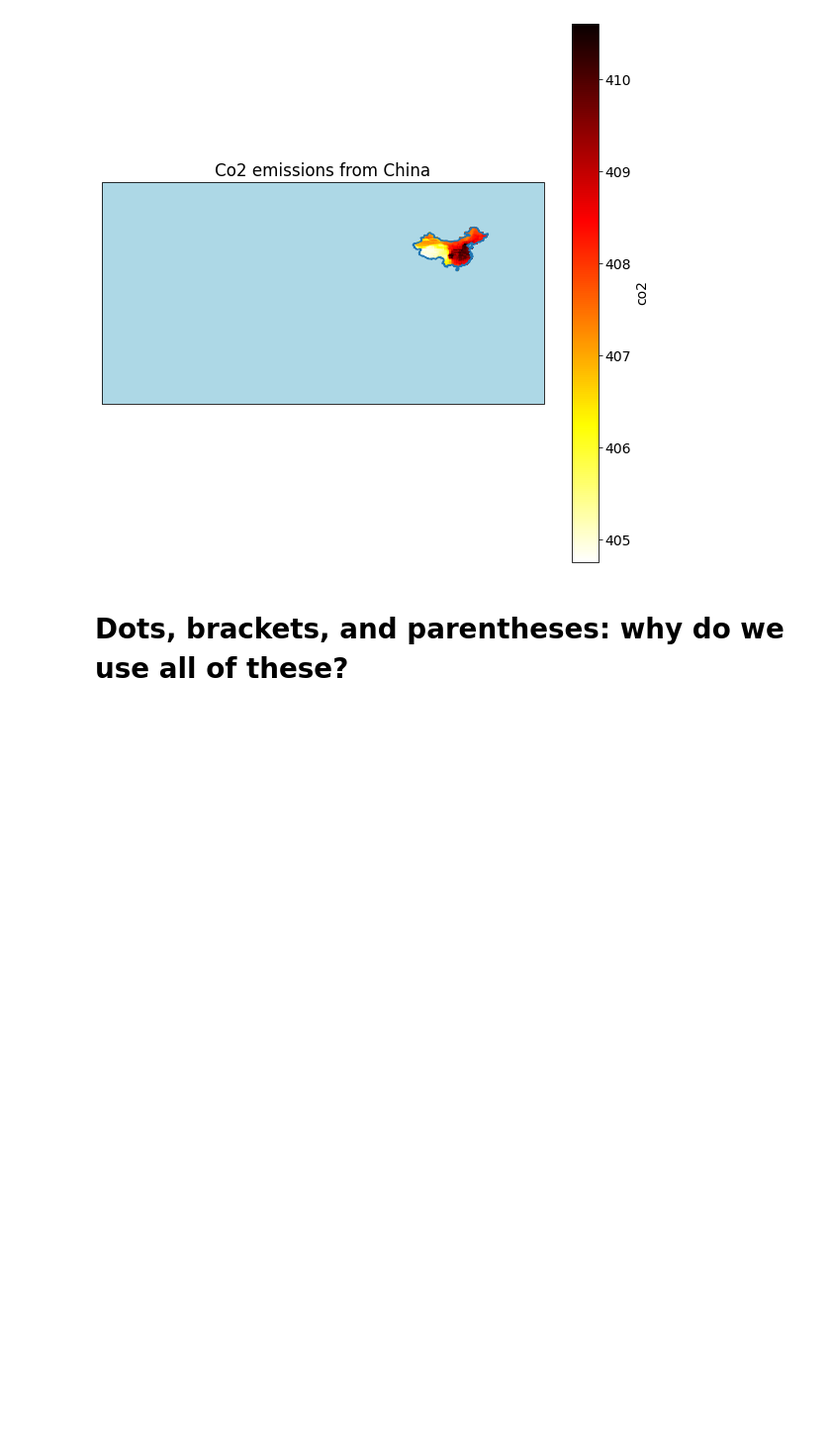
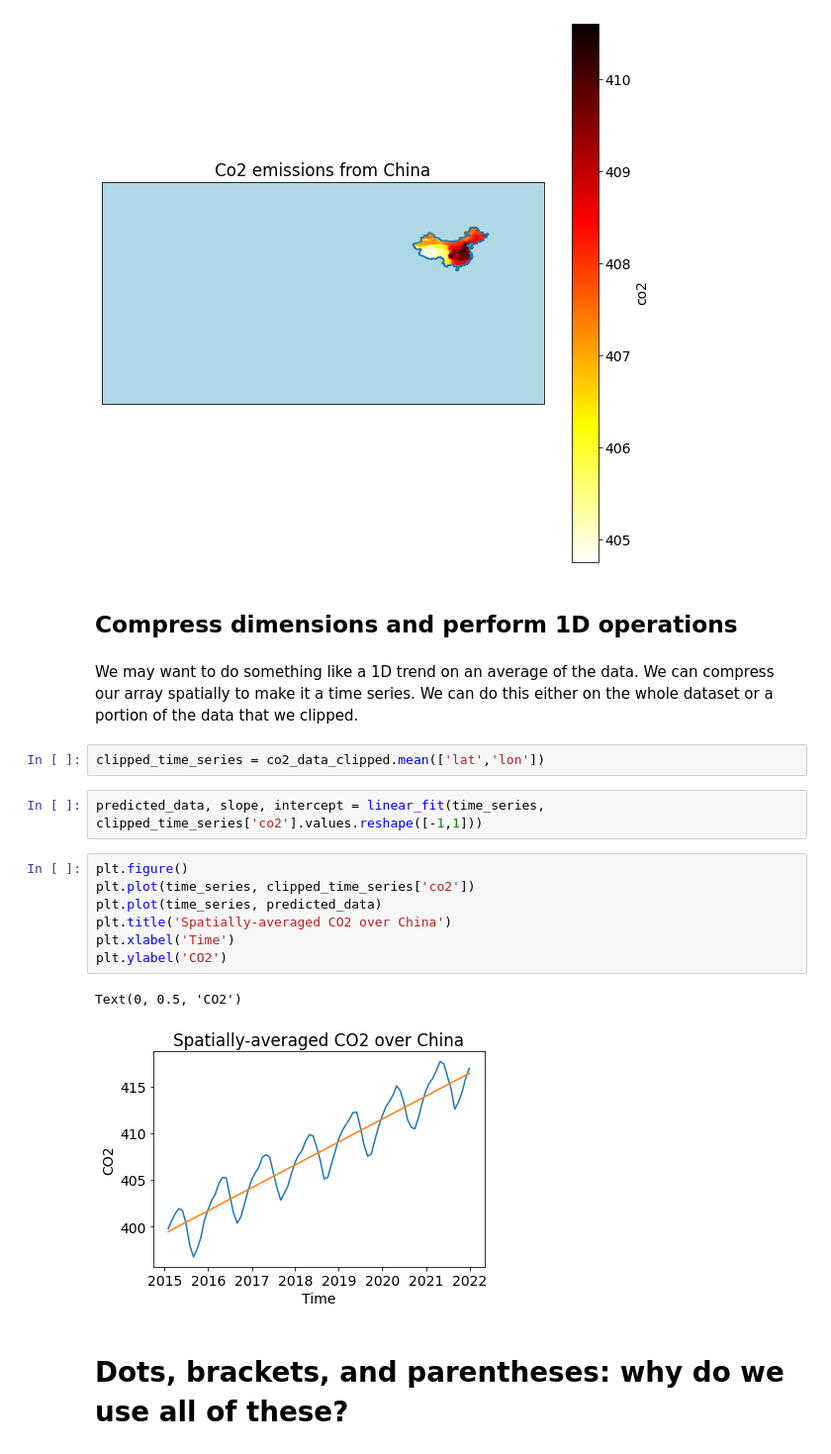
Before and after one commit to bchivers-stanford/taking_the_pulse_of_the_planet, a Jupyter notebook: notebooks/pulse_toolbox.ipynb, the cells around one changed output. Shown at 99% size. Cells and saved outputs as stored; diff of their text form; blank space fills up the shorter version.

```diff
--- a/notebooks/pulse_toolbox.ipynb
+++ b/notebooks/pulse_toolbox.ipynb
@@ -618,6 +625,24 @@ ax.set_title("Co2 emissions from China")
 # %% [output]
 Text(0.5, 1.0, 'Co2 emissions from China')
 [figure]
+# %% [markdown]
+## Compress dimensions and perform 1D operations
+# %% [markdown]
+We may want to do something like a 1D trend on an average of the data. We can compress our array spatially to make it a time series. We can do this either on the whole dataset or a portion of the data that we clipped.
+# %%
+clipped_time_series = co2_data_clipped.mean(['lat','lon'])
+# %%
+predicted_data, slope, intercept = linear_fit(time_series, clipped_time_series['co2'].values.reshape([-1,1]))
+# %%
+plt.figure()
+plt.plot(time_series, clipped_time_series['co2'])
+plt.plot(time_series, predicted_data)
+plt.title('Spatially-averaged CO2 over China')
+plt.xlabel('Time')
+plt.ylabel('CO2')
+# %% [output]
+Text(0, 0.5, 'CO2')
+[figure, added]
 # %% [markdown]
 # Dots, brackets, and parentheses: why do we use all of these?
 # %% [markdown]
```
Also changed, not shown: parts of 11 cells of this notebook.
